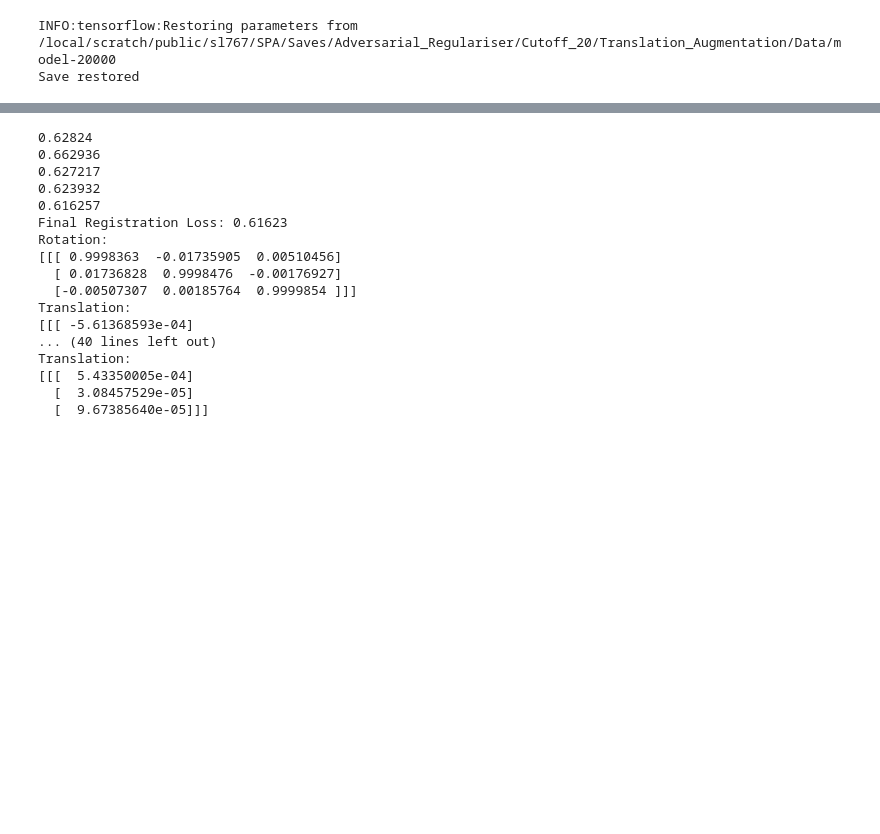
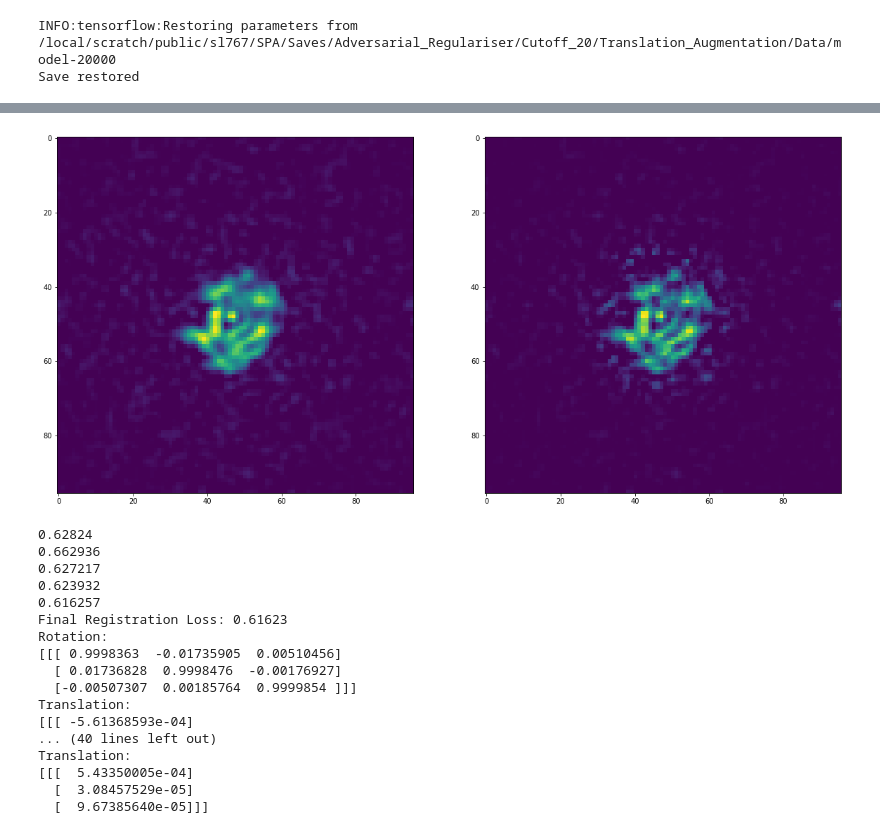
Before and after one commit to SebLu1/SingleParticleAnalysis, a Jupyter notebook: external_reconstruct_AR_new.ipynb, the cells around one changed output, grey strips where cells are left out. Cells and saved outputs as stored; diff of their text form; code cells hidden in the pictures; blank space fills up the shorter version.

```diff
--- a/external_reconstruct_AR_new.ipynb
+++ b/external_reconstruct_AR_new.ipynb
@@ -121,3 +129,11 @@ for k in range(50):
+# %%
+plt.figure(figsize=(20,20))
+plt.subplot(121)
+vis(np.fft.rfftn(np.maximum(0, np.fft.irfftn(tikhonov))))
+plt.subplot(122)
+vis(reco)
+# %% [output]
+[figure, added]
 # %%
 def evaluate(reg):
     tikhonov_kernel = kernel + 1e6
```
Also changed, not shown: parts of 2 cells of this notebook, 5 other files.
